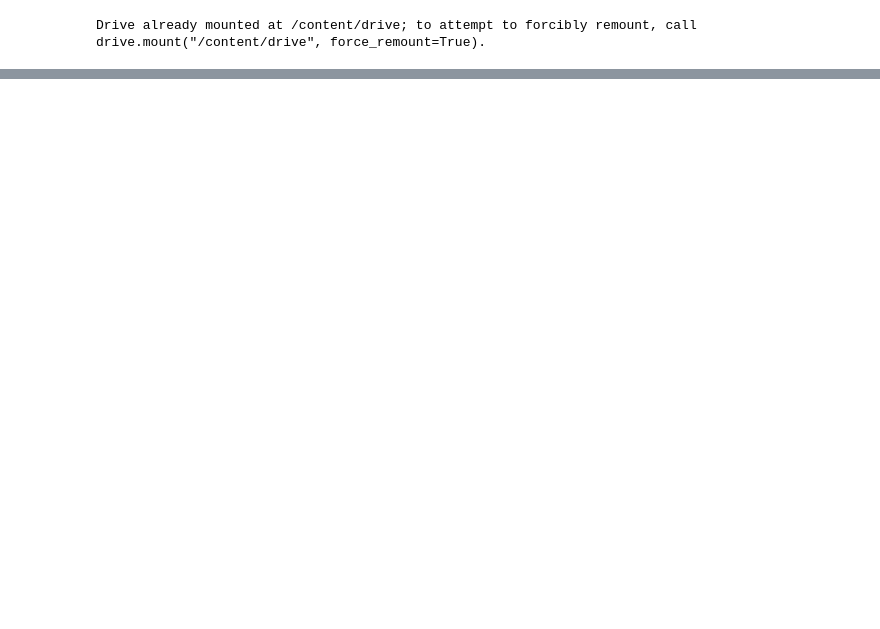
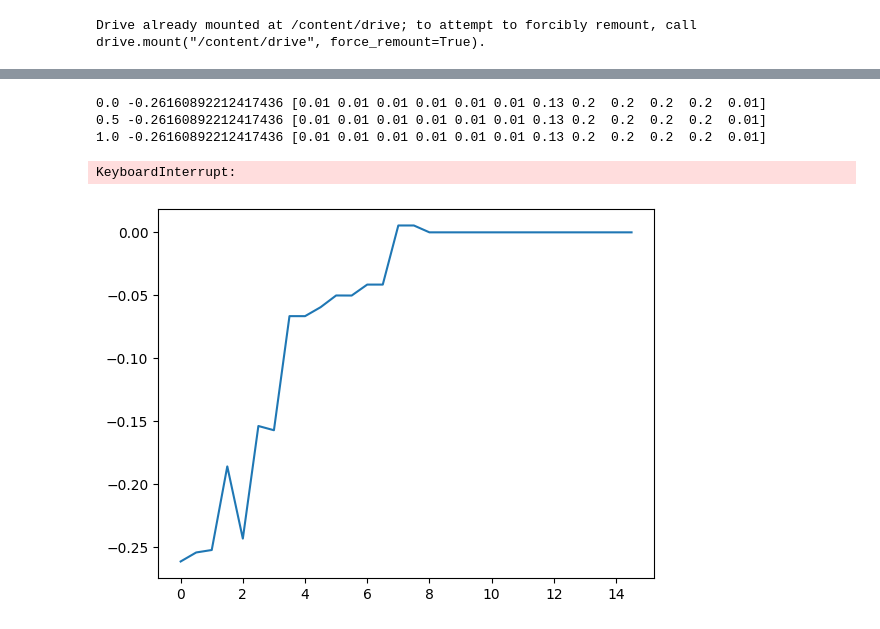
Before and after one commit to alexandreib/QuantDesign, a Jupyter notebook: QD.ipynb, the cells around one changed output, grey strips where cells are left out. Cells and saved outputs as stored; diff of their text form; code cells hidden in the pictures; blank space fills up the shorter version.

```diff
--- a/QD.ipynb
+++ b/QD.ipynb
@@ -171,12 +239,16 @@ plt.show()
 # %%
-def calculate_returns(weights):
-    global Log_Return, threshold, diff_10_30min, diff_20_30min, diff_30_30min, diff_40_30min, diff_10_60min, diff_20_60min, diff_30_60min, diff_40_60min, diff_10_D, diff_20_D, diff_30_D, diff_40_D
+def calculate_index(weights, threshold):
+    global Log_Return, diff_10_30min, diff_20_30min, diff_30_30min, diff_40_30min, diff_10_60min, diff_20_60min, diff_30_60min, diff_40_60min, diff_10_D, diff_20_D, diff_30_D, diff_40_D
     index = (weights[0] * diff_10_30min + weights[1] * diff_20_30min + weights[2] * diff_30_30min + weights[3] * diff_40_30min + \
              weights[4] * diff_10_60min + weights[5] * diff_20_60min + weights[6] * diff_30_60min + weights[7] * diff_40_60min + \
              weights[8] * diff_10_D + weights[9] * diff_20_D + weights[10] * diff_30_D + weights[11] * diff_40_D
              ).shift().fillna(0)
     index[threshold > np.abs(index)] = 0
-    return -1 * np.sum(np.tanh(index) * Log_Return)
+    return np.tanh(index)
+
+def calculate_returns(weights, threshold):
+    index = calculate_index(weights, threshold)
+    return -1 * np.sum(index * Log_Return)
 
 number_of_weights = len(CFG['l_resamples']) * 4
 weights = [1/number_of_weights for i in range(number_of_weights)]
@@ -185,29 +257,36 @@ threshold = 2
 def optimize_weights(threshold = 0) :
     result = sp.optimize.minimize(fun = calculate_returns,
                                 x0 = [1/number_of_weights for i in range(number_of_weights)],
+                                args = (threshold),
                                 method = 'SLSQP',
                                 bounds = tuple((0.01, 0.2) for _ in range(number_of_weights)),
                                 constraints = ({'type': 'eq', 'fun': lambda w: np.sum(w) - 1})
                                 )
-    # weights = result.x
-    # print(result.x)
+
     return result
 
-optimize_weights()
 
 results = {}
 best_result = -1000
 l_results = []
+thresholds = np.linspace(0, 15, 30, endpoint=False)
 
-for threshold in np.linspace(0, 15, 30, endpoint=False):
+for threshold in thresholds:
     results[threshold] = optimize_weights(threshold)
     l_results.append(results[threshold].fun)
     if results[threshold].fun > best_result :
         best_result = results[threshold].fun
         best_weights = results[threshold].x
         best_threshold = threshold
-    print(threshold, results[threshold].fun, results[threshold].x)
+    if CFG['verbose'] : print(threshold, results[threshold].fun, np.sum(results[threshold].x))
+# %% [output]
+0.0 -0.26160892212417436 [0.01 0.01 0.01 0.01 0.01 0.01 0.13 0.2  0.2  0.2  0.2  0.01]
+0.5 -0.26160892212417436 [0.01 0.01 0.01 0.01 0.01 0.01 0.13 0.2  0.2  0.2  0.2  0.01]
+1.0 -0.26160892212417436 [0.01 0.01 0.01 0.01 0.01 0.01 0.13 0.2  0.2  0.2  0.2  0.01]
+KeyboardInterrupt:
 # %%
-sns.lineplot(l_results)
+sns.lineplot(x = thresholds, y = l_results)
 plt.show()
+# %% [output]
+[figure, added]
 # %%
```
Also changed, not shown: parts of 8 cells of this notebook.
